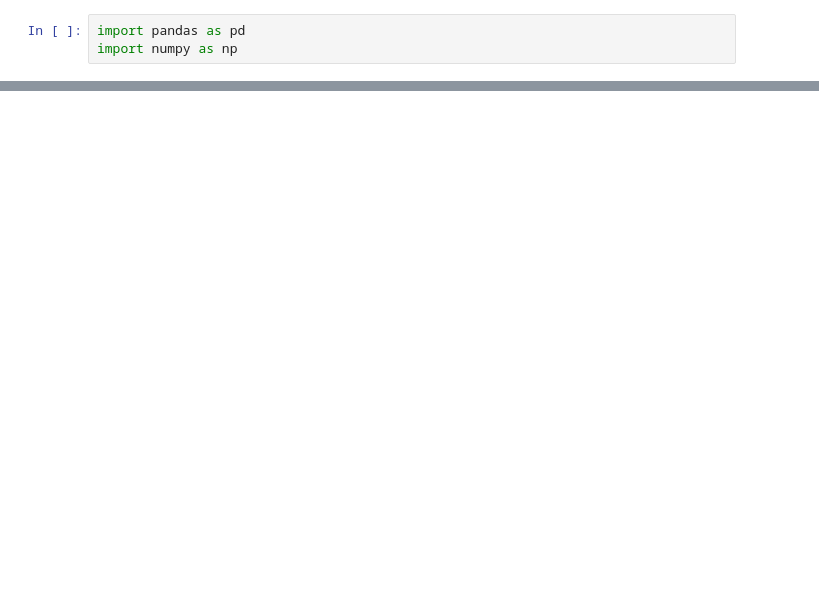
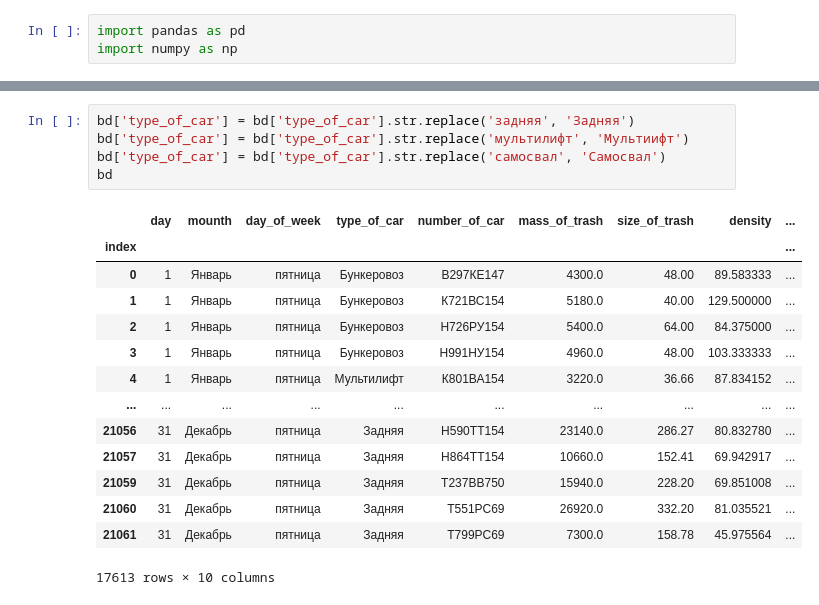
Before and after one commit to ssd2008/GWM, a Jupyter notebook: BMM.ipynb, the cells around one changed output, grey strips where cells are left out. Drawn from its saved outputs; the diff is of its cells as text; blank space fills up the shorter version.

```diff
--- a/BMM.ipynb
+++ b/BMM.ipynb
@@ -45,0 +65,20 @@ bd['mass_of_trash'] = bd['mass_of_trash'].str.replace(' ', '')
+# %%
+bd['type_of_car'] = bd['type_of_car'].str.replace('задняя', 'Задняя')
+bd['type_of_car'] = bd['type_of_car'].str.replace('мультилифт', 'Мультиифт')
+bd['type_of_car'] = bd['type_of_car'].str.replace('самосвал', 'Самосвал')
+bd
+# %% [output]
+|  | day | mounth | day_of_week | type_of_car | number_of_car | mass_of_trash | size_of_trash | density | ... |
+| index |  |  |  |  |  |  |  |  | ... |
+| 0 | 1 | Январь | пятница | Бункеровоз | В297КЕ147 | 4300.0 | 48.00 | 89.583333 | ... |
+| 1 | 1 | Январь | пятница | Бункеровоз | К721ВС154 | 5180.0 | 40.00 | 129.500000 | ... |
+| 2 | 1 | Январь | пятница | Бункеровоз | Н726РУ154 | 5400.0 | 64.00 | 84.375000 | ... |
+| 3 | 1 | Январь | пятница | Бункеровоз | Н991НУ154 | 4960.0 | 48.00 | 103.333333 | ... |
+| 4 | 1 | Январь | пятница | Мультилифт | К801ВА154 | 3220.0 | 36.66 | 87.834152 | ... |
+| ... | ... | ... | ... | ... | ... | ... | ... | ... | ... |
+| 21056 | 31 | Декабрь | пятница | Задняя | Н590ТТ154 | 23140.0 | 286.27 | 80.832780 | ... |
+| 21057 | 31 | Декабрь | пятница | Задняя | Н864ТТ154 | 10660.0 | 152.41 | 69.942917 | ... |
+| 21059 | 31 | Декабрь | пятница | Задняя | Т237ВВ750 | 15940.0 | 228.20 | 69.851008 | ... |
+| 21060 | 31 | Декабрь | пятница | Задняя | Т551РС69 | 26920.0 | 332.20 | 81.035521 | ... |
+| 21061 | 31 | Декабрь | пятница | Задняя | Т799РС69 | 7300.0 | 158.78 | 45.975564 | ... |
+17613 rows × 10 columns
```
Also changed, not shown: parts of 16 cells of this notebook.
